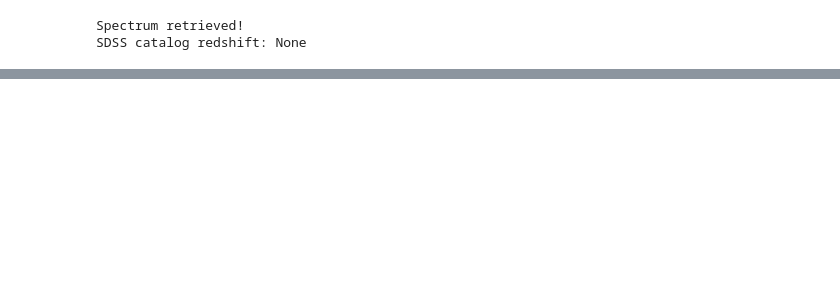
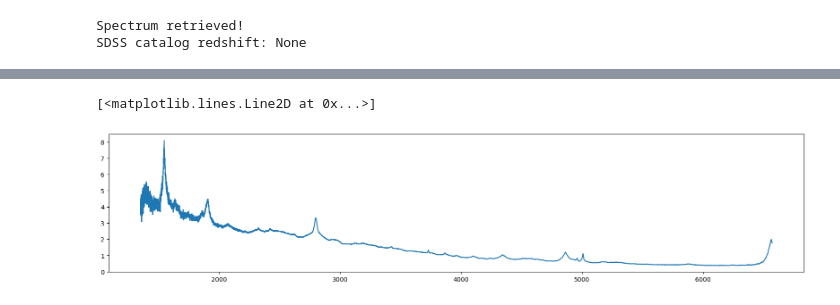
Before and after one commit to ripRoot/Redshift, a Jupyter notebook: redshift_notebooks/redshift_cross_correlation_simulation.ipynb, the cells around one changed output, grey strips where cells are left out. Cells and saved outputs as stored; diff of their text form; code cells hidden in the pictures; blank space fills up the shorter version.

```diff
--- a/redshift_notebooks/redshift_cross_correlation_simulation.ipynb
+++ b/redshift_notebooks/redshift_cross_correlation_simulation.ipynb
@@ -50,0 +85,23 @@ np.float64(0.13561719217540502)
+# %%
+hdul = fits.open('../data/spDR2-032.fit')
+data = hdul[0].data  # shape (4, Npix)
+header = hdul[0].header
+
+# Extract flux: first row is the raw spectrum
+flux = data[0]
+
+# Extract log-wavelength coefficients from header
+coeff0 = header['COEFF0']  # e.g., log10(lambda_0)
+coeff1 = header['COEFF1']  # e.g., log10 step per pixel
+
+npix = flux.size
+pixel_indices = np.arange(npix)
+loglam = coeff0 + coeff1 * pixel_indices
+wavelength = 10 ** loglam
+
+# Plot
+plt.figure(figsize=(20,4))
+plt.plot(wavelength, flux)
+# %% [output]
+[<matplotlib.lines.Line2D at 0x...>]
+[figure, added]
```
Also changed, not shown: parts of 6 cells of this notebook, 38 other files.
